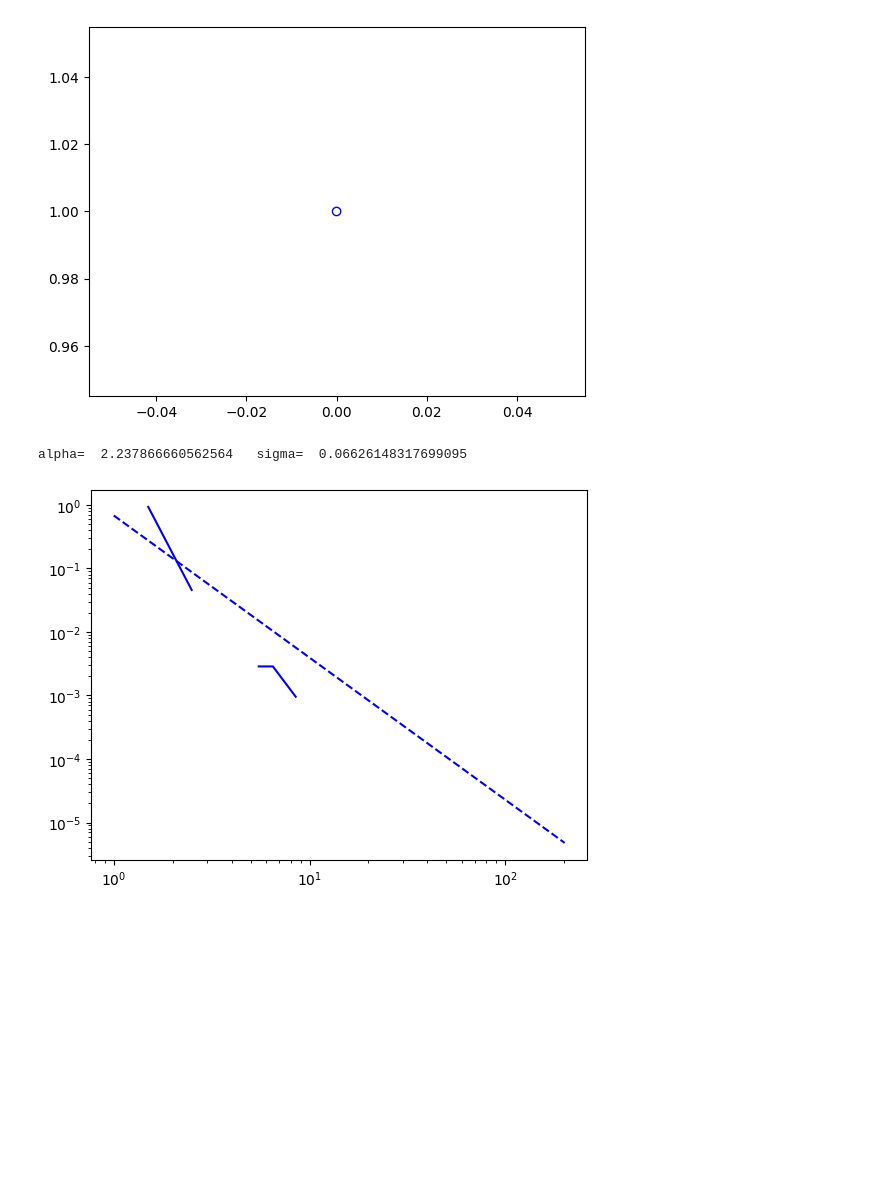
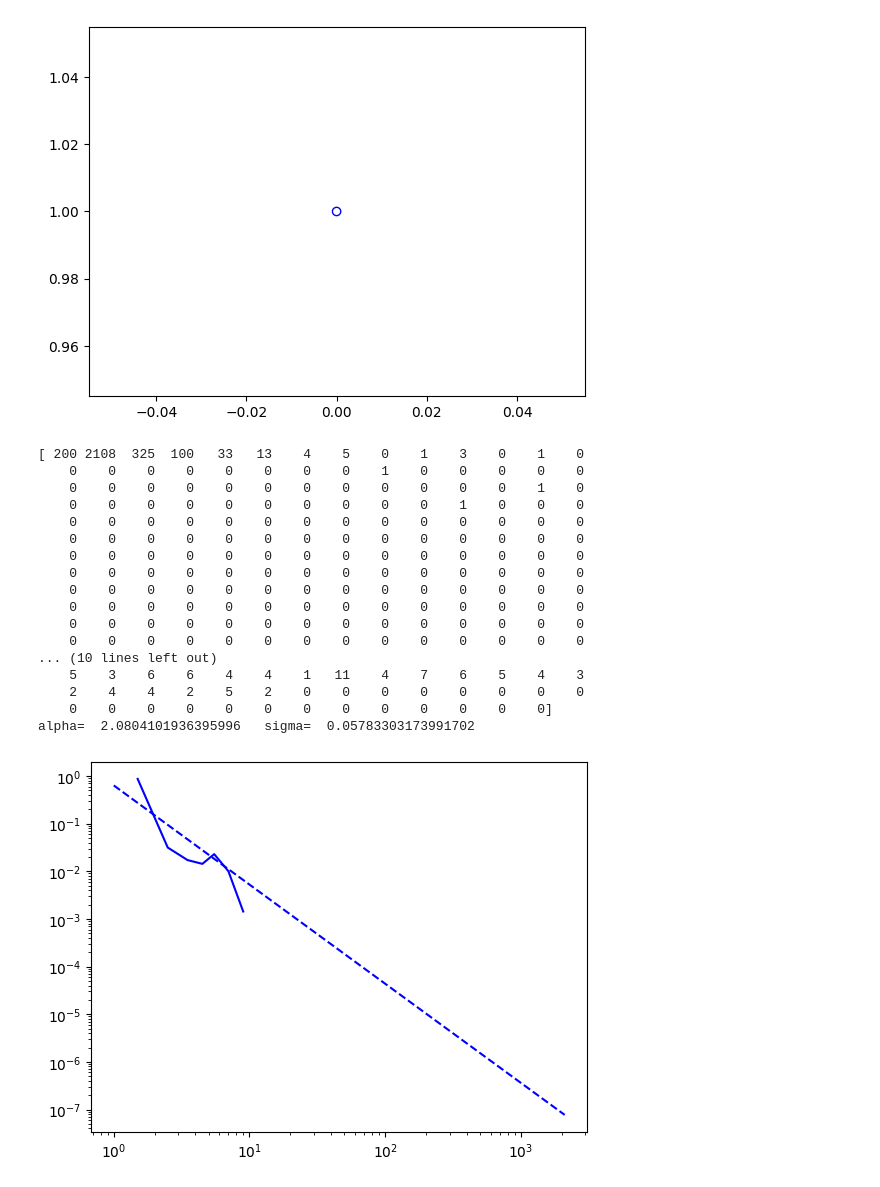
Before and after one commit to jonas4climate/opinion-formation-complexity, a Jupyter notebook: opinion_formation.ipynb, the cells around one changed output. Saved outputs shown, nothing was run; the diff lists cells and outputs as text; code cells hidden in the pictures; blank space fills up the shorter version.

```diff
--- a/opinion_formation.ipynb
+++ b/opinion_formation.ipynb
@@ -44,7 +44,7 @@ BETA_PEOPLE = 1
 BETA_LEADER = 1
 H = 0
 p = 1
-p_1 = 1 # In this scenario everybody believes the leader at start
+p_1 = 0.5 # In this scenario everybody believed the leader at start for calibration, but here in simulation we dont need it anymore!!!
 
 INFLUENCE_LEADER = 100             # The one
 a_0 = 1
@@ -118,8 +118,8 @@ plt.scatter(unique,counts,facecolors='none', edgecolors='blue')
 data_copy = data.copy()
 sim_data = data_copy.copy()
 
-total_unique = np.linspace(1,model.N,model.N)
-total_counts = np.zeros(model.N)
+#total_unique = np.linspace(1,model.N,model.N)
+total_counts = np.zeros(model.N).astype(int)
 
 #print('Total counts',total_counts)
 
@@ -132,43 +132,74 @@ for time_step in range(TIMESTEPS):
     areas = measurements.sum(data_t, lw, index=arange(lw.max() + 1))
     unique, counts = np.unique(areas, return_counts=True)
 
+    unique = unique.astype(int)
+    counts = counts.astype(int)
+
+    # Update the total_counts at those locations
+
+    #np.take(total_counts, unique)
+
+    # https://numpy.org/doc/stable/reference/generated/numpy.put.html
+    np.put(total_counts,unique,np.take(total_counts, unique) + counts) # Should be counts+previous value
+
+    #np.place(total_counts, unique, counts)
+
     #print(unique, counts)
+    #print(total_counts)
+
     # Add counts of every unique value
-    for i in unique:
-        #print('Unique',int(i))
-        #print('Test',total_counts[int(i)])
-        #print('Test2',counts[int(i)])
+    #for index in unique:
 
-        total_counts[int(i)] += 1 #counts[int(i)]
+        #print('Unique',int(index))
+        #print('Test',total_counts[int(index)])
+        #print('Test2',counts[int(index)])
+
+        #total_counts[int(index)] += counts[int(index)]
 
 
     #plt.scatter(unique,counts,facecolors='none', edgecolors='blue')
     #print(unique,counts)
 
-
+#print(total_counts)
 
 
 d=total_counts
 fit = powerlaw.Fit(np.array(d)+1,xmin=1,discrete=True)
 fit.power_law.plot_pdf( color= 'b',linestyle='--',label='fit ccdf')
 fit.plot_pdf( color= 'b')
 
 print('alpha= ',fit.power_law.alpha,'  sigma= ',fit.power_law.sigma)
 
 #plt.scatter(total_unique,total_counts,facecolors='none', edgecolors='blue')
 
 # Sum them!!!
 
 #plt.xlabel('Connected nodes')
 #plt.ylabel('Frequency')
 
 
 #R = int(GRIDSIZE_X/2)
 # To feed it to the function we first turn the 1s into 0s and the -1s into 1s
 #print(lw,num_cluster)
 #print('Areas',areas)
 
 #print('Unique values and counts',unique,counts)
 # %% [output]
-alpha=  2.237866660562564   sigma=  0.06626148317699095
+[ 200 2108  325  100   33   13    4    5    0    1    3    0    1    0
+    0    0    0    0    0    0    0    0    1    0    0    0    0    0
+    0    0    0    0    0    0    0    0    0    0    0    0    1    0
+    0    0    0    0    0    0    0    0    0    0    1    0    0    0
+    0    0    0    0    0    0    0    0    0    0    0    0    0    0
+    0    0    0    0    0    0    0    0    0    0    0    0    0    0
+    0    0    0    0    0    0    0    0    0    0    0    0    0    0
+    0    0    0    0    0    0    0    0    0    0    0    0    0    0
+    0    0    0    0    0    0    0    0    0    0    0    0    0    0
+    0    0    0    0    0    0    0    0    0    0    0    0    0    0
+    0    0    0    0    0    0    0    0    0    0    0    0    0    0
+    0    0    0    0    0    0    0    0    0    0    0    0    0    0
+... (10 lines left out)
+    5    3    6    6    4    4    1   11    4    7    6    5    4    3
+    2    4    4    2    5    2    0    0    0    0    0    0    0    0
+    0    0    0    0    0    0    0    0    0    0    0    0    0]
+alpha=  2.0804101936395996   sigma=  0.05783303173991702
-[figure, old version]
+[figure, new version]
```
Also changed, not shown: parts of 1 cell of this notebook.
